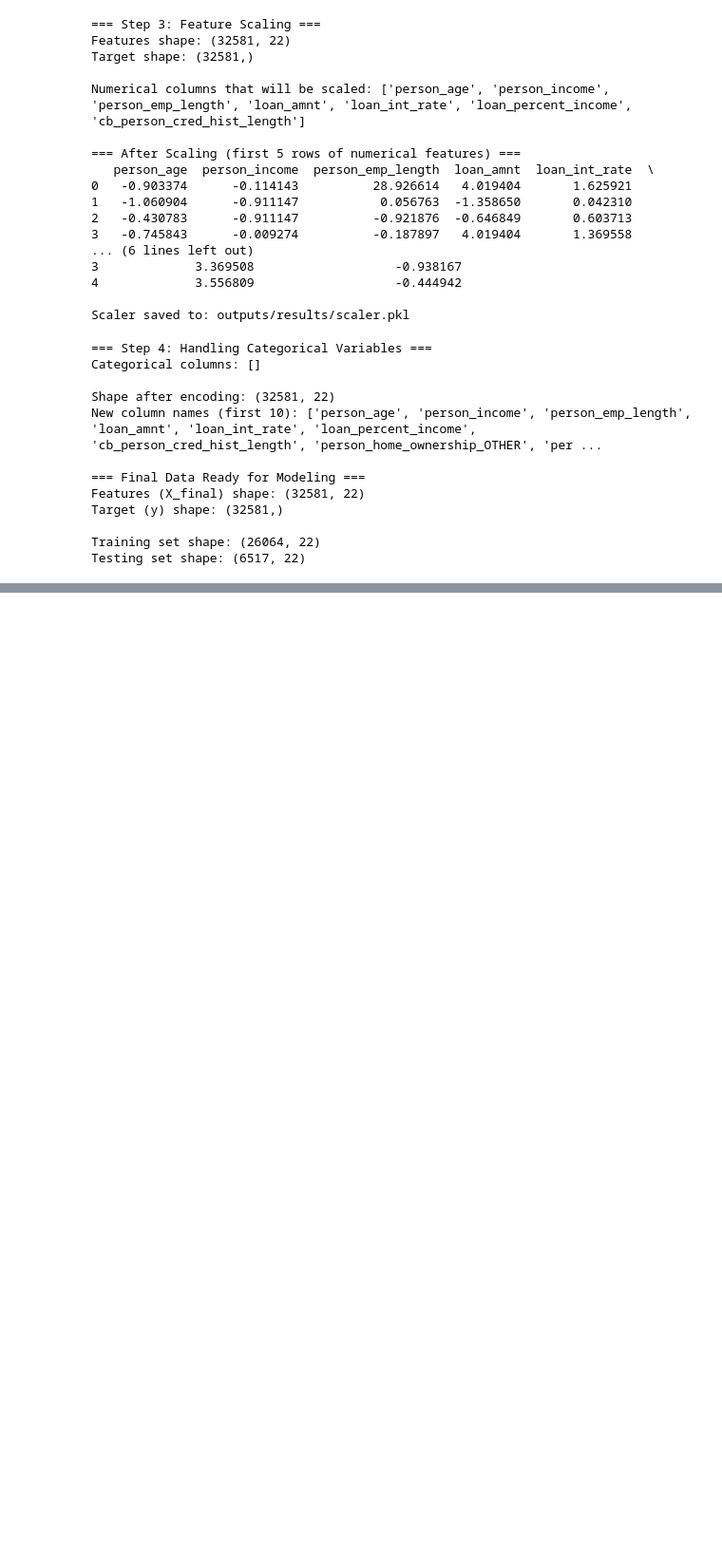
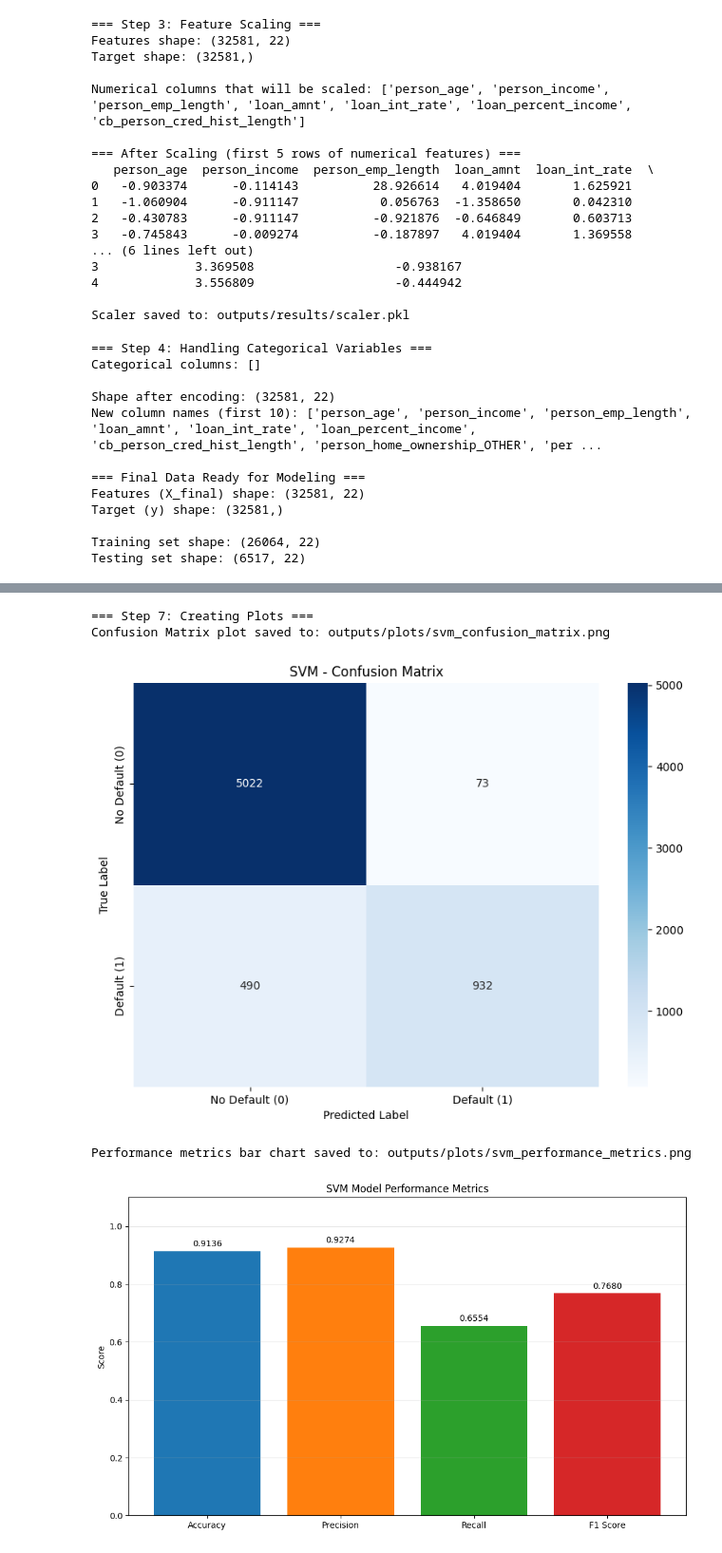
Before and after one commit to coonghe03/Loan-Default-Prediction-System, a Jupyter notebook: notebooks/member4_svm_evaluation.ipynb, the cells around one changed output, grey strips where cells are left out. Shown at 95% size. Cells and saved outputs as stored; diff of their text form; code cells hidden in the pictures; blank space fills up the shorter version.

```diff
--- a/notebooks/member4_svm_evaluation.ipynb
+++ b/notebooks/member4_svm_evaluation.ipynb
@@ -214,0 +279,51 @@ print("SVM model saved to: outputs/results/svm_model.pkl")
+# %%
+# Step 7: Creating Visualizations for SVM Results
+
+print("=== Step 7: Creating Plots ===")
+
+# 1. Confusion Matrix Heatmap
+plt.figure(figsize=(8, 6))
+sns.heatmap(cm, annot=True, fmt='d', cmap='Blues',
+            xticklabels=['No Default (0)', 'Default (1)'],
+            yticklabels=['No Default (0)', 'Default (1)'])
+plt.title('SVM - Confusion Matrix')
+plt.xlabel('Predicted Label')
+plt.ylabel('True Label')
+plt.tight_layout()
+
+# Save the plot
+plt.savefig('outputs/plots/svm_confusion_matrix.png', dpi=300, bbox_inches='tight')
+print("Confusion Matrix plot saved to: outputs/plots/svm_confusion_matrix.png")
+
+plt.show()
+
+# 2. Performance Metrics Bar Chart
+metrics = ['Accuracy', 'Precision', 'Recall', 'F1 Score']
+values = [accuracy, precision, recall, f1]
+
+plt.figure(figsize=(10, 6))
+bars = plt.bar(metrics, values, color=['#1f77b4', '#ff7f0e', '#2ca02c', '#d62728'])
+
+# Add value labels on top of bars
+for bar in bars:
+    height = bar.get_height()
+    plt.text(bar.get_x() + bar.get_width()/2., height + 0.01,
+             f'{height:.4f}', ha='center', va='bottom', fontsize=10)
+
+plt.title('SVM Model Performance Metrics')
+plt.ylabel('Score')
+plt.ylim(0, 1.1)
+plt.grid(axis='y', alpha=0.3)
+plt.tight_layout()
+
+# Save the plot
+plt.savefig('outputs/plots/svm_performance_metrics.png', dpi=300, bbox_inches='tight')
+print("Performance metrics bar chart saved to: outputs/plots/svm_performance_metrics.png")
+
+plt.show()
+# %% [output]
+=== Step 7: Creating Plots ===
+Confusion Matrix plot saved to: outputs/plots/svm_confusion_matrix.png
+[figure, added]
+Performance metrics bar chart saved to: outputs/plots/svm_performance_metrics.png
+[figure, added]
```
Also changed, not shown: parts of 5 cells of this notebook, 4 other files.
